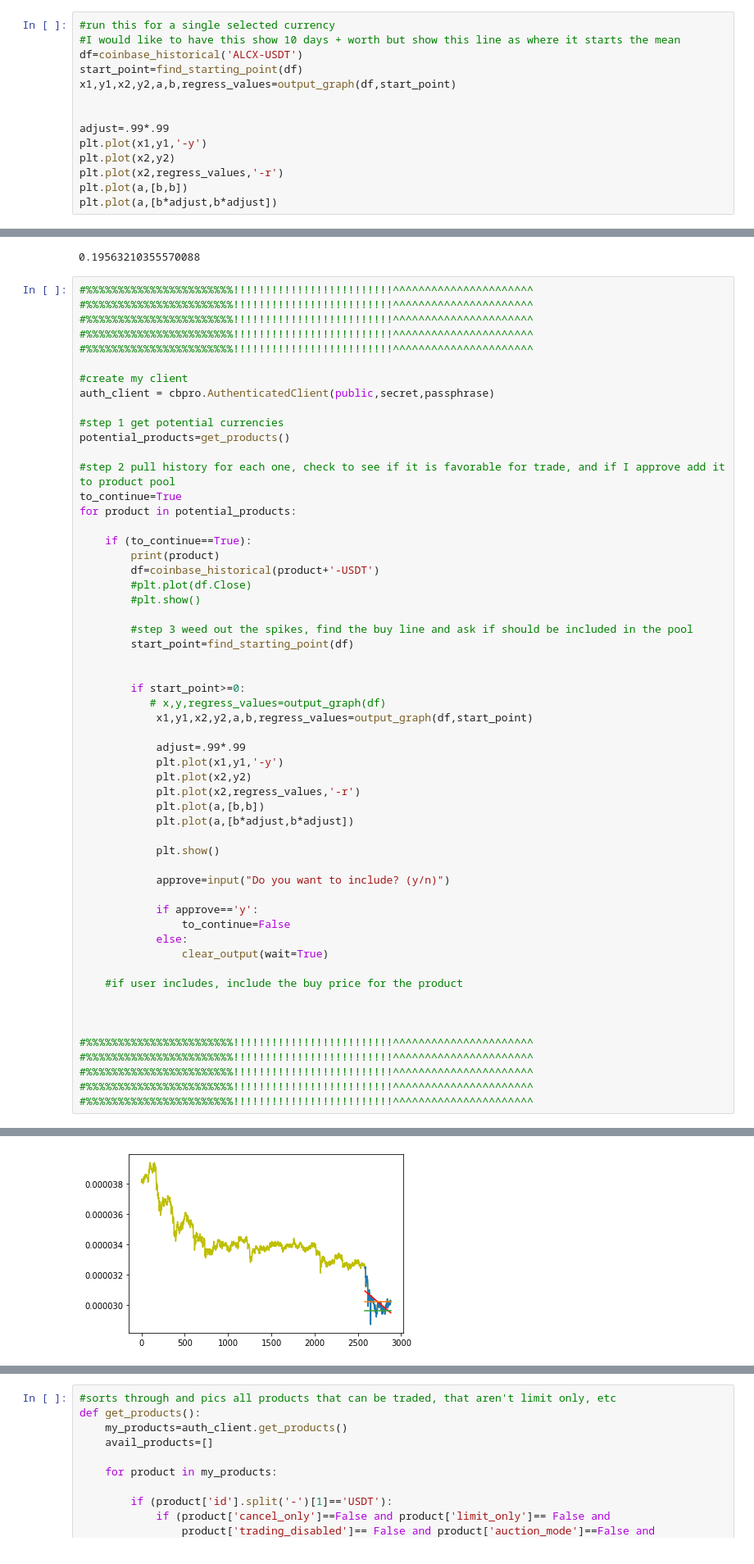
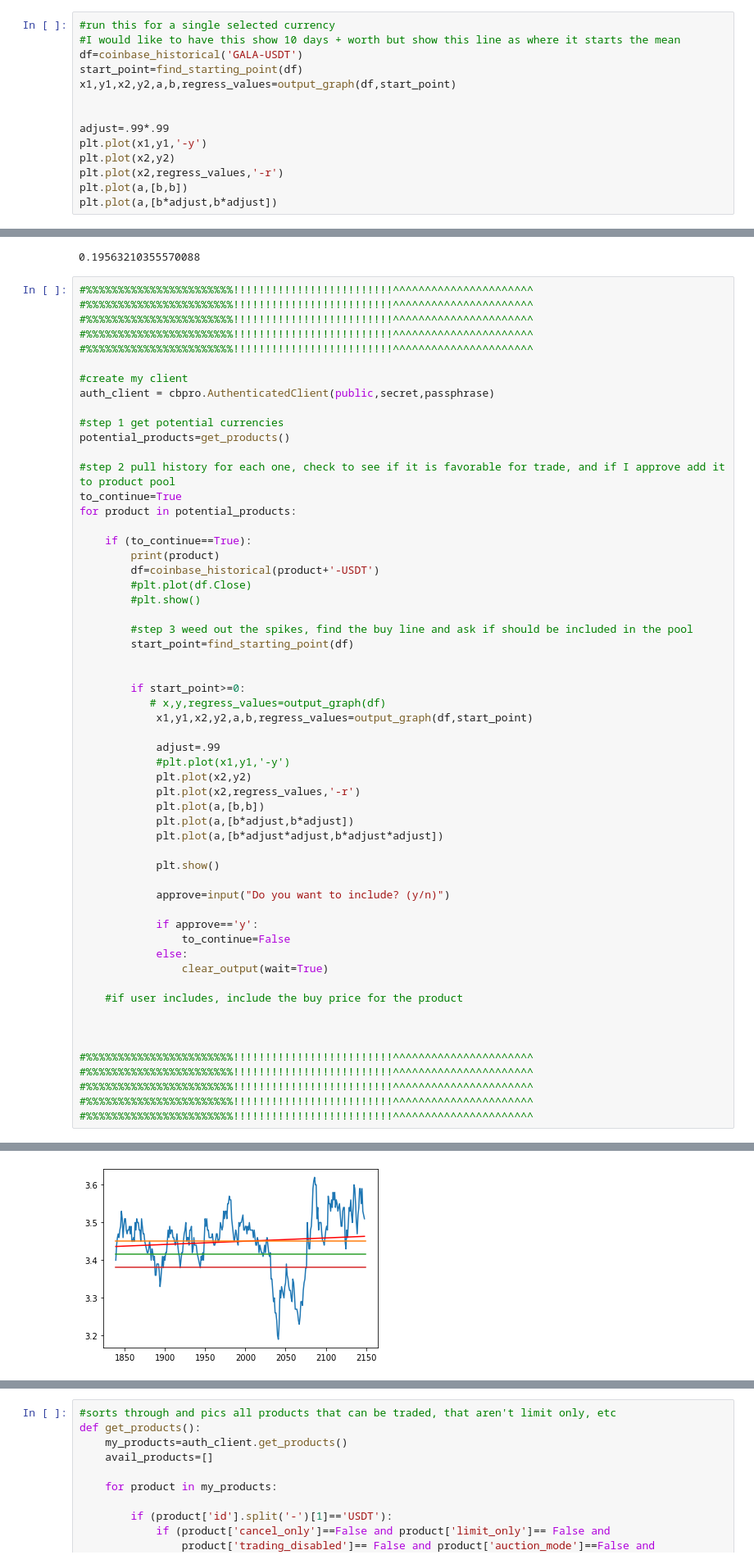
Before and after one commit to julia-claira/crypto, a Jupyter notebook: humble_bot.ipynb, the cells around one changed output, grey strips where cells are left out. Shown at 82% size. Saved outputs shown, nothing was run; the diff lists cells and outputs as text.

Commit message:
refining visualization for currency

```diff
--- a/humble_bot.ipynb
+++ b/humble_bot.ipynb
@@ -198,7 +198,7 @@ def coinbase_historical(crypto):
 # %%
 #run this for a single selected currency
 #I would like to have this show 10 days + worth but show this line as where it starts the mean
-df=coinbase_historical('ALCX-USDT')
+df=coinbase_historical('GALA-USDT')
 start_point=find_starting_point(df)
 x1,y1,x2,y2,a,b,regress_values=output_graph(df,start_point)
 
@@ -311,12 +311,13 @@ for product in potential_products:
            # x,y,regress_values=output_graph(df)
             x1,y1,x2,y2,a,b,regress_values=output_graph(df,start_point)
 
-            adjust=.99*.99
-            plt.plot(x1,y1,'-y')
+            adjust=.99
+            #plt.plot(x1,y1,'-y')
             plt.plot(x2,y2)
             plt.plot(x2,regress_values,'-r')
             plt.plot(a,[b,b])
             plt.plot(a,[b*adjust,b*adjust])
+            plt.plot(a,[b*adjust*adjust,b*adjust*adjust])
 
             plt.show()
 
@@ -356,4 +358,4 @@ check percent: 0.9999889624724063
-[figure, old version]
+[figure, new version]
 Do you want to include? (y/n)y
 # %%
 #sorts through and pics all products that can be traded, that aren't limit only, etc
```
Also changed, not shown: parts of 3 cells of this notebook.
